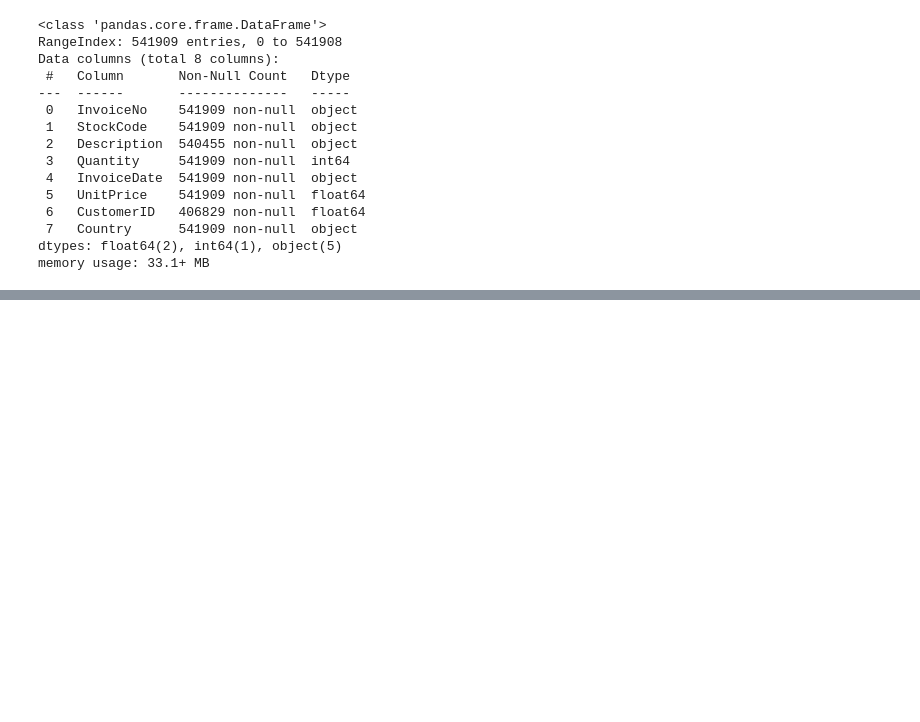
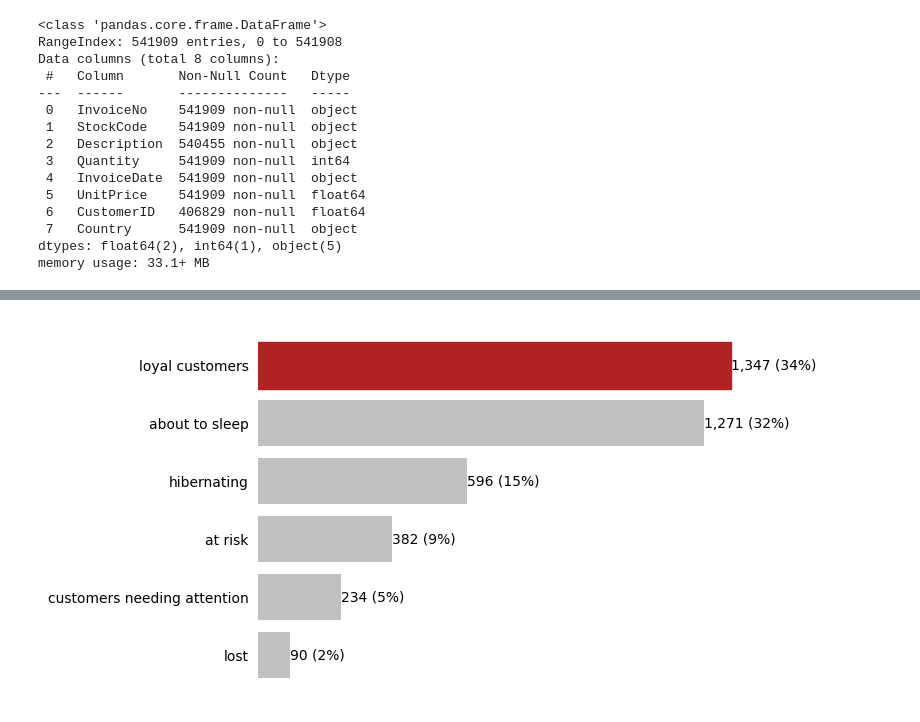
Before and after one commit to favkiet/Customer_segmentation, a Jupyter notebook: RFM.ipynb, the cells around one changed output, grey strips where cells are left out. Saved outputs shown, nothing was run; the diff lists cells and outputs as text; code cells hidden in the pictures; blank space fills up the shorter version.

```diff
--- a/RFM.ipynb
+++ b/RFM.ipynb
@@ -324,0 +327,30 @@ plt.show()
+# %%
+segments_counts = rfm['Segment'].value_counts().sort_values(ascending=True)
+
+fig, ax = plt.subplots()
+
+bars = ax.barh(range(len(segments_counts)),
+              segments_counts,
+              color='silver')
+ax.set_frame_on(False)
+ax.tick_params(left=False,
+               bottom=False,
+               labelbottom=False)
+ax.set_yticks(range(len(segments_counts)))
+ax.set_yticklabels(segments_counts.index)
+
+for i, bar in enumerate(bars):
+        value = bar.get_width()
+        if segments_counts.index[i] in ['champions', 'loyal customers']:
+            bar.set_color('firebrick')
+        ax.text(value,
+                bar.get_y() + bar.get_height()/2,
+                '{:,} ({:}%)'.format(int(value),
+                                   int(value*100/segments_counts.sum())),
+                va='center',
+                ha='left'
+               )
+
+plt.show()
+# %% [output]
+[figure, added]
```
Also changed, not shown: parts of 49 cells of this notebook.
